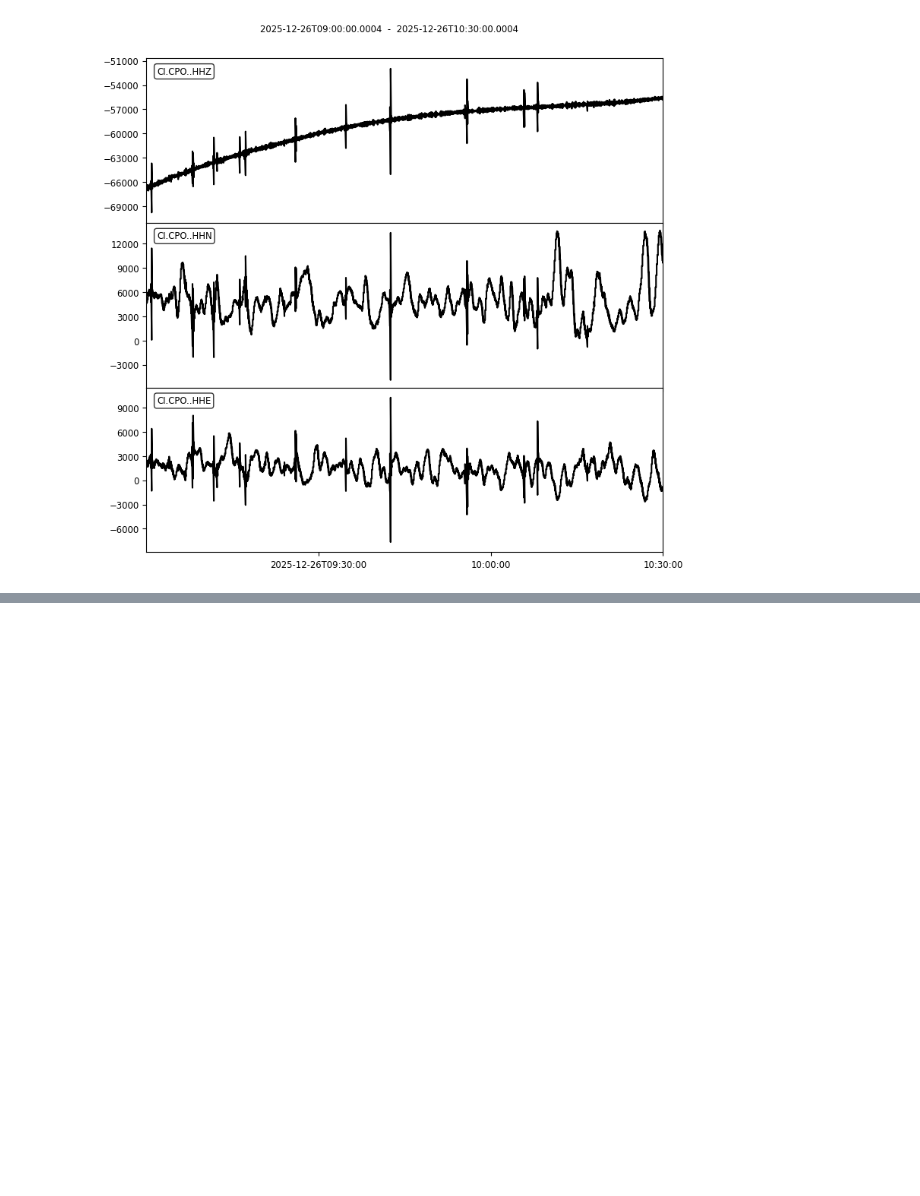
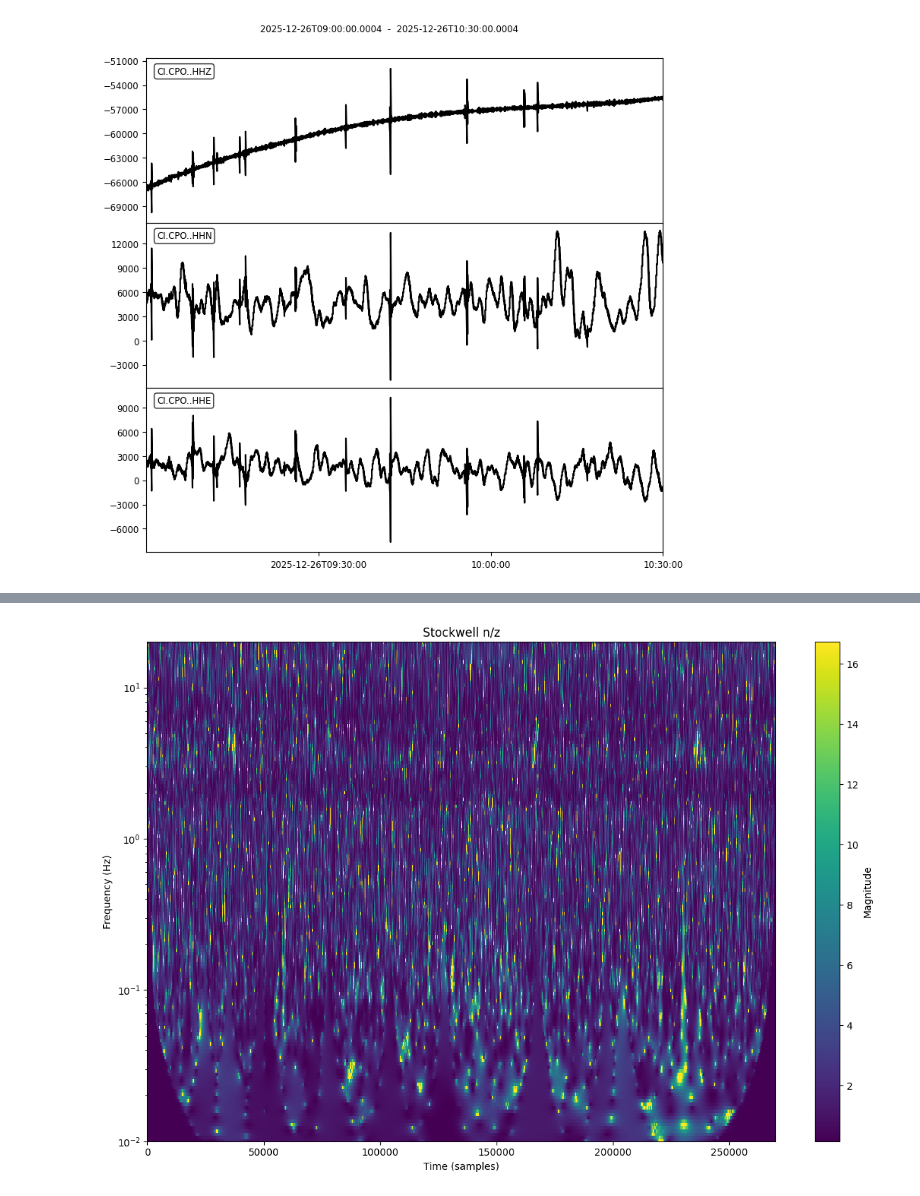
Before and after one commit to twdavisx/Stockwell, a Jupyter notebook: datacollection/HVSTR.ipynb, the cells around one changed output, grey strips where cells are left out. Saved outputs shown, nothing was run; the diff lists cells and outputs as text; code cells hidden in the pictures; blank space fills up the shorter version.

```diff
--- a/datacollection/HVSTR.ipynb
+++ b/datacollection/HVSTR.ipynb
@@ -142,3 +143,19 @@ def medianFilter(h, n):
             h[i] = (h[i-1]+h[i+1])/2
 
     return h
+
+def highpass_filter(data, cutoff=0.001, fs=0.01, order=5):
+    """
+    Apply a highpass Butterworth filter.
+
+    Parameters:
+        data   : your signal (numpy array)
+        cutoff : cutoff frequency in Hz (default 0.001)
+        fs     : sampling frequency of your signal in Hz (default 1.0)
+        order  : filter order — higher = sharper cutoff (default 5)
+    """
+
+    nyq = fs / 2
+    normal_cutoff = cutoff / nyq
+    b, a = butter(order, normal_cutoff, btype='high', analog=False)
+    return filtfilt(b, a, data)
@@ -188,3 +197,7 @@ plot_2(stn,f_bins, title="Stockwell n/z", cap=1)
+# %%
+plot_2(stnf,f_bins, title="Stockwell n/z", cap=1)
+# %% [output]
+[figure, added]
 # %%
 plot_2(ste,f_bins, title="Stockwell e/z", cap=1)
 # %% [output]
```
Also changed, not shown: parts of 9 cells of this notebook, 1 other file.
